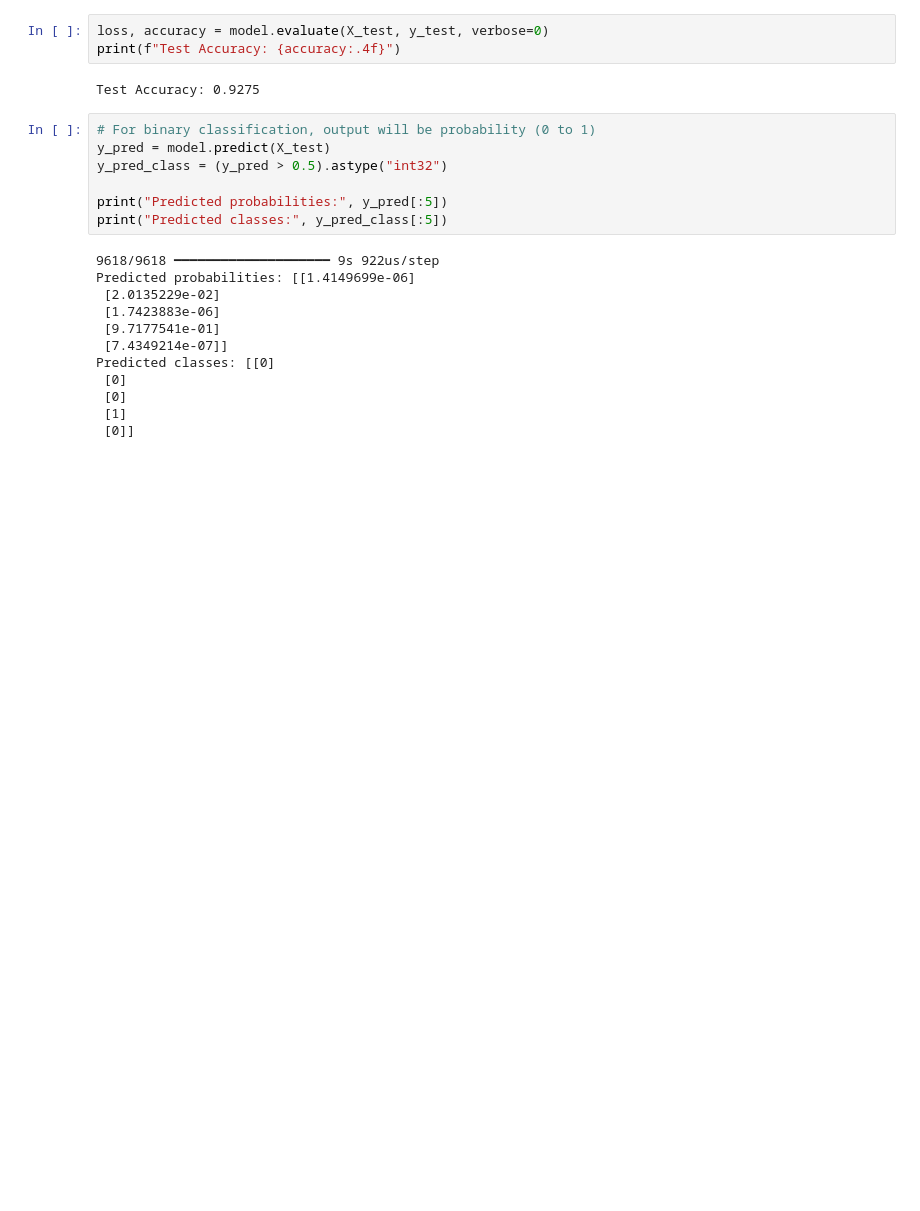
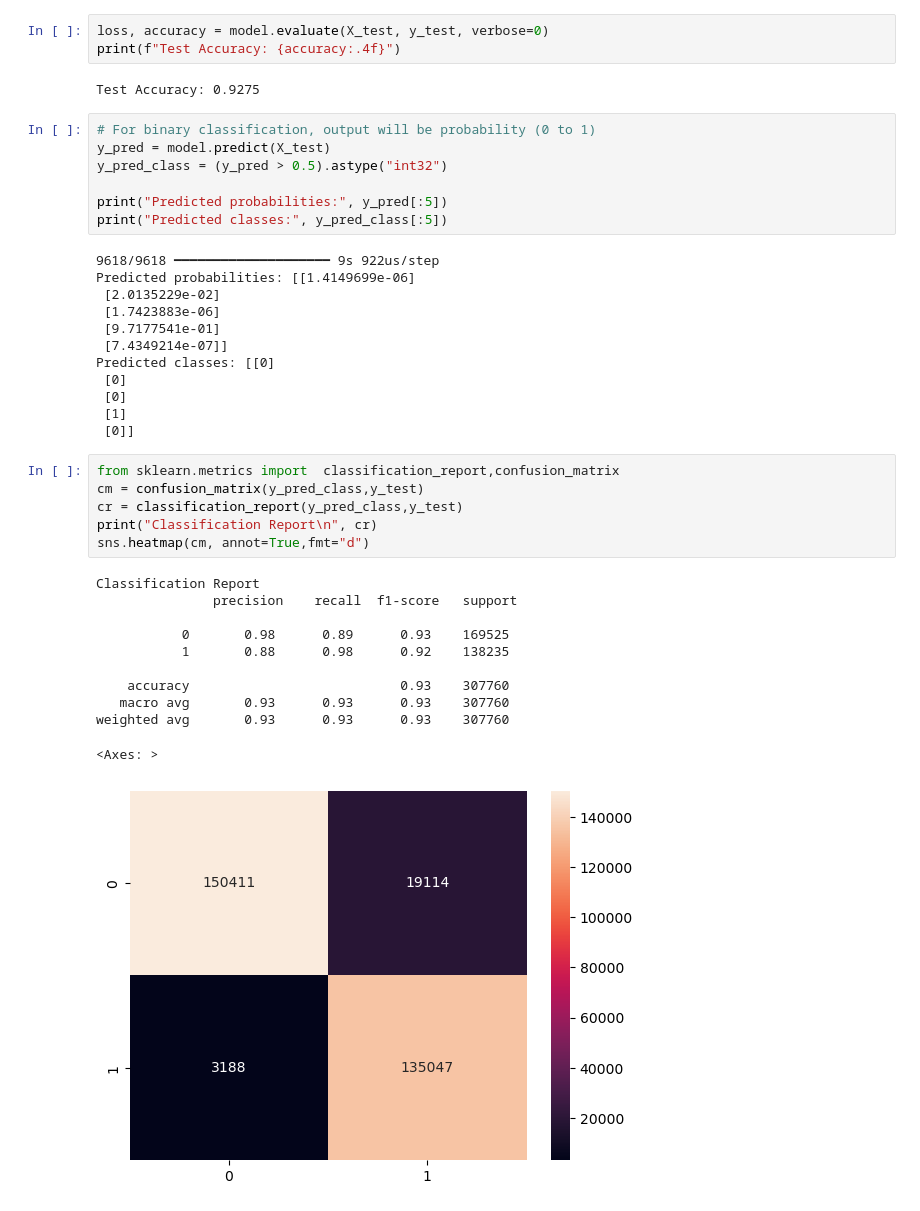
Before and after one commit to Abhijeet280/Credit-Card-Approval-Prediction, a Jupyter notebook: Using ANN ( One Hot encoding).ipynb, the cells around one changed output. Cells and saved outputs as stored; diff of their text form; blank space fills up the shorter version.

```diff
--- a/Using ANN ( One Hot encoding).ipynb
+++ b/Using ANN ( One Hot encoding).ipynb
@@ -414,3 +414,21 @@ Predicted classes: [[0]
  [0]
  [1]
  [0]]
+# %%
+from sklearn.metrics import  classification_report,confusion_matrix
+cm = confusion_matrix(y_pred_class,y_test)
+cr = classification_report(y_pred_class,y_test)
+print("Classification Report\n", cr)
+sns.heatmap(cm, annot=True,fmt="d")
+# %% [output]
+Classification Report
+               precision    recall  f1-score   support
+
+           0       0.98      0.89      0.93    169525
+           1       0.88      0.98      0.92    138235
+
+    accuracy                           0.93    307760
+   macro avg       0.93      0.93      0.93    307760
+weighted avg       0.93      0.93      0.93    307760
+<Axes: >
+[figure, added]
```
